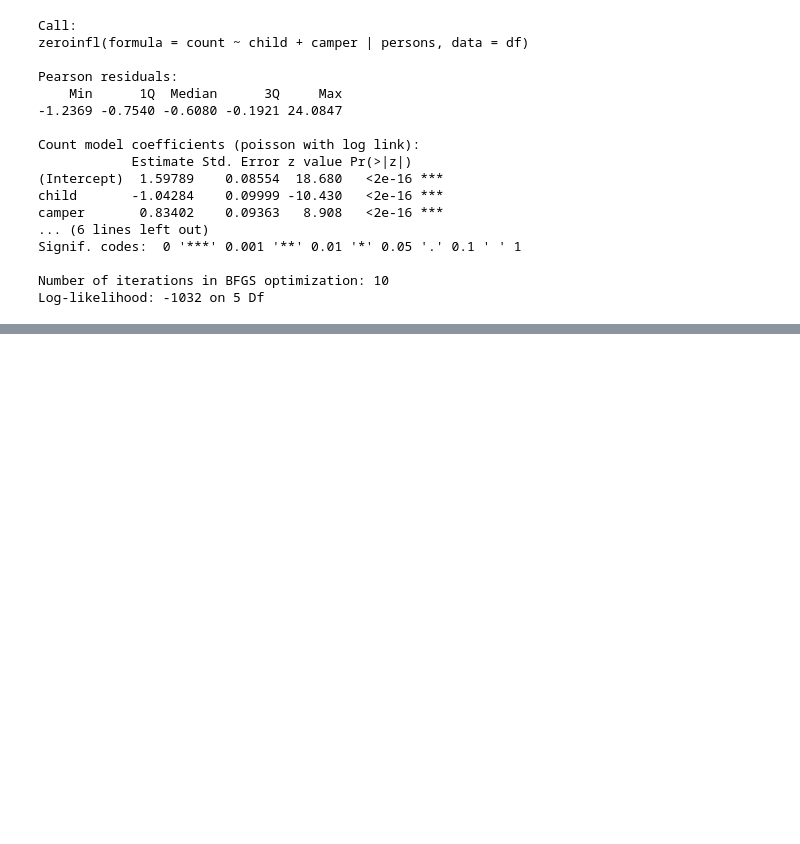
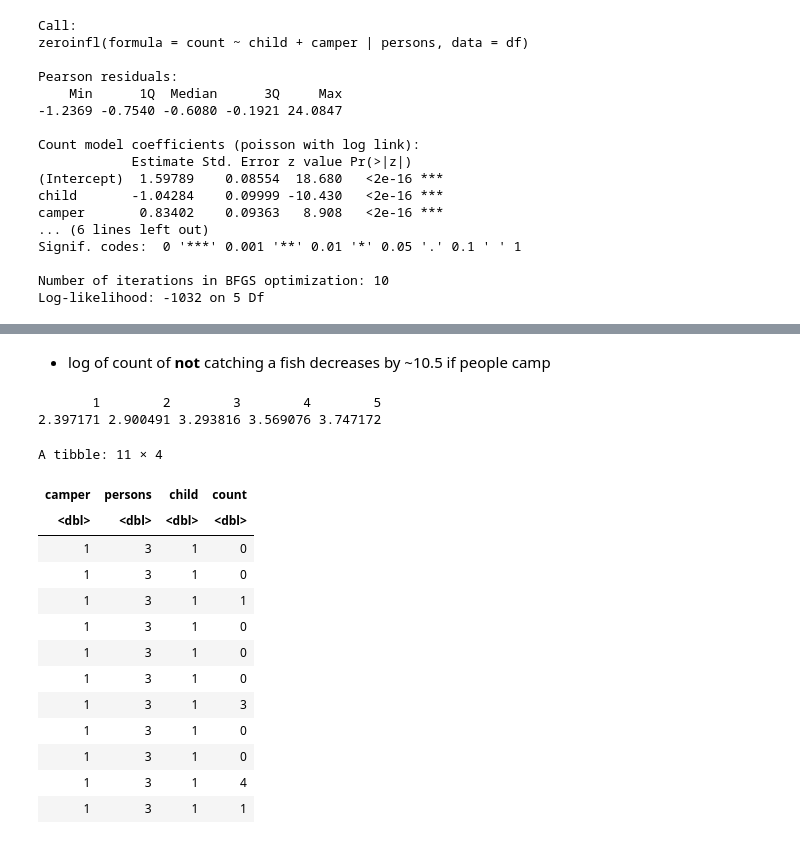
Before and after one commit to EshaanJoshiSDBI/Notes, a Jupyter notebook: Sem3/Time series Analysis/ZeroInflated(R).ipynb, the cells around one changed output, grey strips where cells are left out. Drawn from its saved outputs; the diff is of its cells as text; code cells hidden in the pictures; blank space fills up the shorter version.

```diff
--- a/Sem3/Time series Analysis/ZeroInflated(R).ipynb
+++ b/Sem3/Time series Analysis/ZeroInflated(R).ipynb
@@ -72,0 +98,2 @@ Log-likelihood: -1032 on 5 Df
+# %% [markdown]
+- log of count of **not** catching a fish decreases by ~10.5 if people camp
@@ -72,0 +102,22 @@ Log-likelihood: -1032 on 5 Df
+# %%
+predict(mod,data)
+# %% [output]
+       1        2        3        4        5
+2.397171 2.900491 3.293816 3.569076 3.747172
+# %%
+df[which(df$camper == 1 & df$persons == 3 & df$child == 1),]
+# %% [output]
+A tibble: 11 × 4
+| camper | persons | child | count |
+| <dbl> | <dbl> | <dbl> | <dbl> |
+| 1 | 3 | 1 | 0 |
+| 1 | 3 | 1 | 0 |
+| 1 | 3 | 1 | 1 |
+| 1 | 3 | 1 | 0 |
+| 1 | 3 | 1 | 0 |
+| 1 | 3 | 1 | 0 |
+| 1 | 3 | 1 | 3 |
+| 1 | 3 | 1 | 0 |
+| 1 | 3 | 1 | 0 |
+| 1 | 3 | 1 | 4 |
+| 1 | 3 | 1 | 1 |
```
Also changed, not shown: parts of 6 cells of this notebook, 3 other files.
